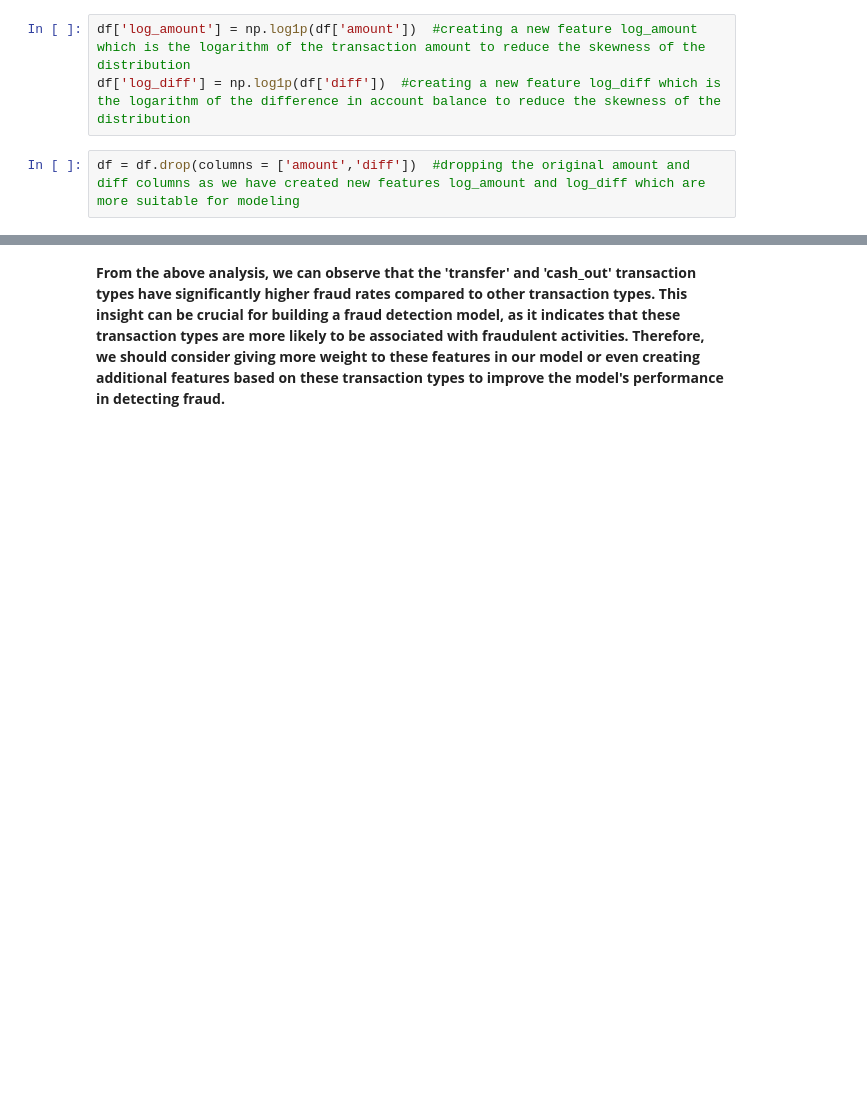
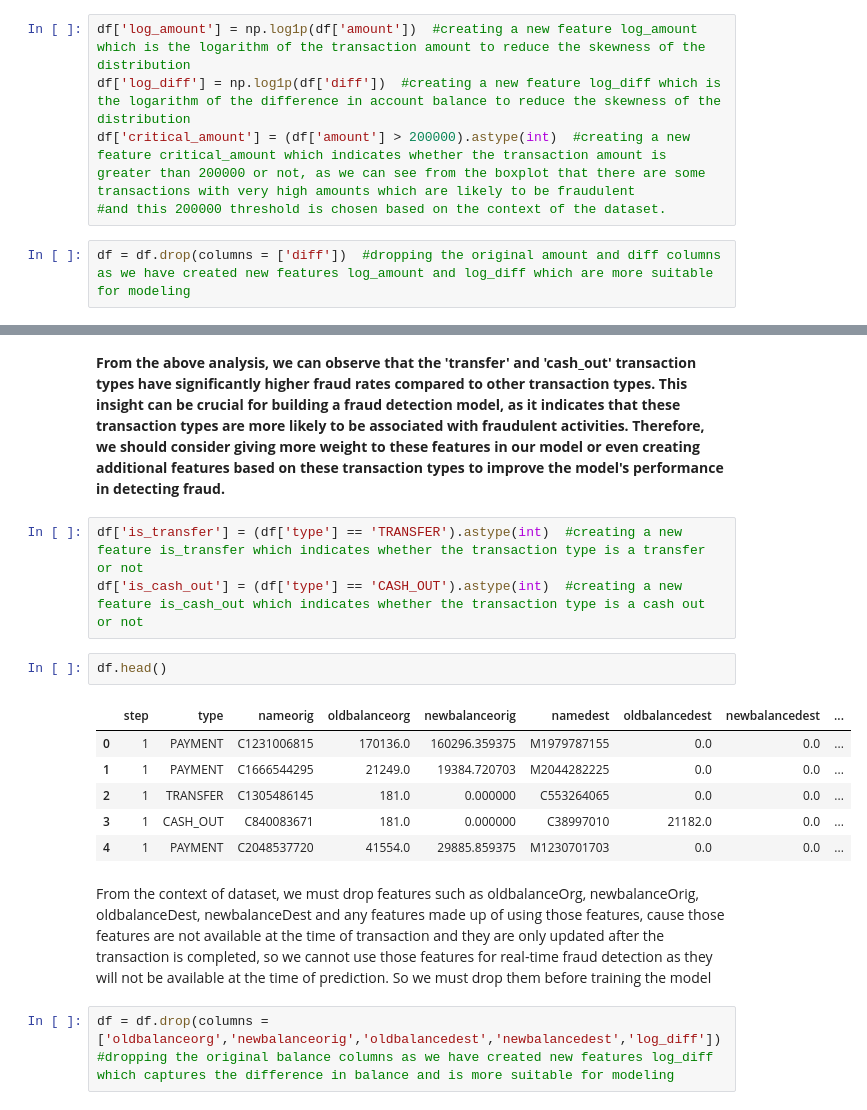
Before and after one commit to AsokTamang/real_time_fraud_detection, a Jupyter notebook: model_training.ipynb, the cells around one changed output, grey strips where cells are left out. Saved outputs shown, nothing was run; the diff lists cells and outputs as text; blank space fills up the shorter version.

```diff
--- a/model_training.ipynb
+++ b/model_training.ipynb
@@ -311,8 +311,10 @@ df.head()
 # %%
 df['log_amount'] = np.log1p(df['amount'])  #creating a new feature log_amount which is the logarithm of the transaction amount to reduce the skewness of the distribution
 df['log_diff'] = np.log1p(df['diff'])  #creating a new feature log_diff which is the logarithm of the difference in account balance to reduce the skewness of the distribution
+df['critical_amount'] = (df['amount'] > 200000).astype(int)  #creating a new feature critical_amount which indicates whether the transaction amount is greater than 200000 or not, as we can see from the boxplot that there are some transactions with very high amounts which are likely to be fraudulent
+#and this 200000 threshold is chosen based on the context of the dataset.
 # %%
-df = df.drop(columns = ['amount','diff'])  #dropping the original amount and diff columns as we have created new features log_amount and log_diff which are more suitable for modeling
+df = df.drop(columns = ['diff'])  #dropping the original amount and diff columns as we have created new features log_amount and log_diff which are more suitable for modeling
 # %%
 df.head()
 df.groupby('type')['isfraud'].mean().reset_index(name='fraud_rate').sort_values(by='fraud_rate',ascending=False)
@@ -325,3 +327,20 @@ df.groupby('type')['isfraud'].mean().reset_index(name='fraud_rate').sort_values(
 | 3 | PAYMENT | 0.000000 |
 # %% [markdown]
 **From the above analysis, we can observe that the 'transfer' and 'cash_out' transaction types have significantly higher fraud rates compared to other transaction types. This insight can be crucial for building a fraud detection model, as it indicates that these transaction types are more likely to be associated with fraudulent activities. Therefore, we should consider giving more weight to these features in our model or even creating additional features based on these transaction types to improve the model's performance in detecting fraud.**
+# %%
+df['is_transfer'] = (df['type'] == 'TRANSFER').astype(int)  #creating a new feature is_transfer which indicates whether the transaction type is a transfer or not
+df['is_cash_out'] = (df['type'] == 'CASH_OUT').astype(int)  #creating a new feature is_cash_out which indicates whether the transaction type is a cash out or not
+# %%
+df.head()
+# %% [output]
+|  | step | type | nameorig | oldbalanceorg | newbalanceorig | namedest | oldbalancedest | newbalancedest | ... |
+| 0 | 1 | PAYMENT | C1231006815 | 170136.0 | 160296.359375 | M1979787155 | 0.0 | 0.0 | ... |
+| 1 | 1 | PAYMENT | C1666544295 | 21249.0 | 19384.720703 | M2044282225 | 0.0 | 0.0 | ... |
+| 2 | 1 | TRANSFER | C1305486145 | 181.0 | 0.000000 | C553264065 | 0.0 | 0.0 | ... |
+| 3 | 1 | CASH_OUT | C840083671 | 181.0 | 0.000000 | C38997010 | 21182.0 | 0.0 | ... |
+| 4 | 1 | PAYMENT | C2048537720 | 41554.0 | 29885.859375 | M1230701703 | 0.0 | 0.0 | ... |
+# %% [markdown]
+From the context of dataset, we must drop features such as oldbalanceOrg, newbalanceOrig, oldbalanceDest, newbalanceDest and any features made up of using those features, cause those features are not available at the time of transaction and they are only updated after the transaction is completed, so we cannot use those features for real-time fraud detection as they will not be available at the time of prediction.
+So we must drop them before training the model
+# %%
+df = df.drop(columns = ['oldbalanceorg','newbalanceorig','oldbalancedest','newbalancedest','log_diff'])  #dropping the original balance columns as we have created new features log_diff which captures the difference in balance and is more suitable for modeling
```
